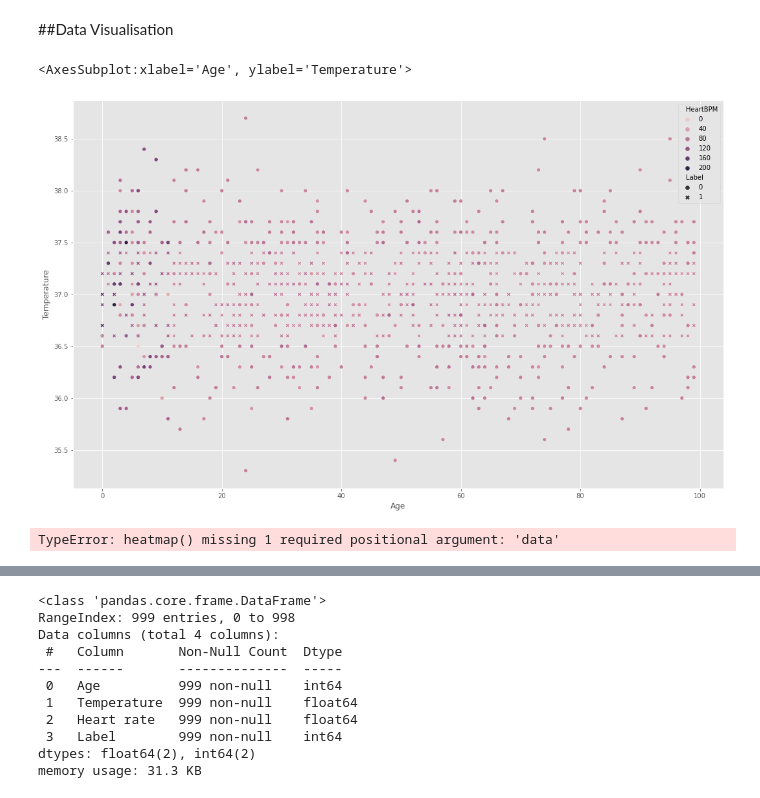
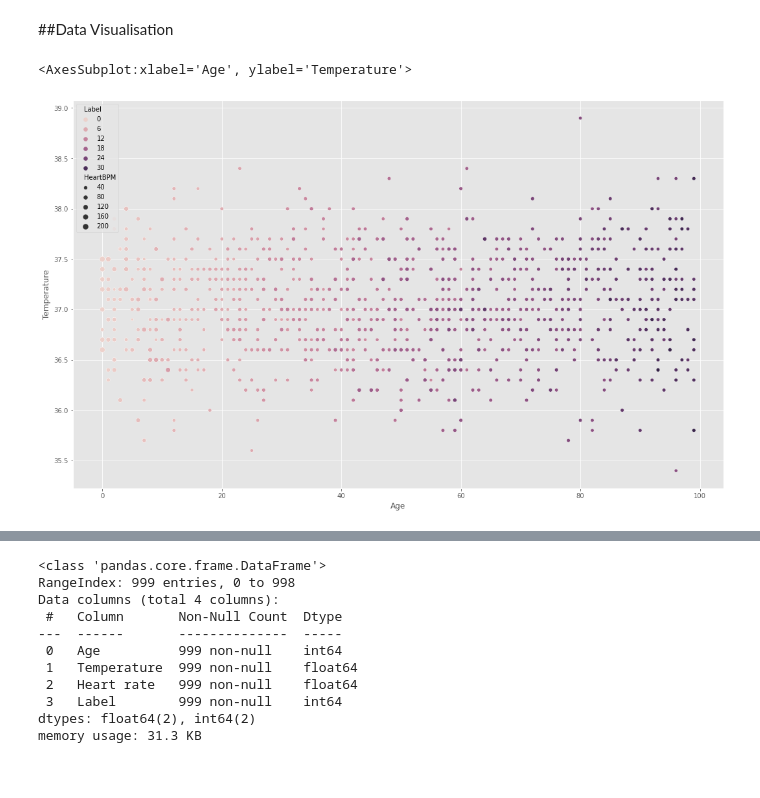
Before and after one commit to Cescollino/FederatedPi, a Jupyter notebook: Client/Client Python Notebook.ipynb, the cells around one changed output, grey strips where cells are left out. Drawn from its saved outputs; the diff is of its cells as text; code cells hidden in the pictures.

```diff
--- a/Client/Client Python Notebook.ipynb
+++ b/Client/Client Python Notebook.ipynb
@@ -126,13 +131,9 @@ import seaborn as sns
 # %%
 plt.style.use("ggplot")
 plt.rcParams["figure.figsize"] = (18,11)
 sns.scatterplot(y = Data_Train.Temperature, x=Data_Train.Age,
-               hue = Data_Train.HeartBPM, style = Data_Train.Label)
+               size = Data_Train.HeartBPM, hue= Data_Train.Label,
+               )
 # %% [output]
 <AxesSubplot:xlabel='Age', ylabel='Temperature'>
-[figure, old version]
+[figure, new version]
-# %%
-sns.heatmap(y = Data_Train.Temperature, x=Data_Train.Age,
-               hue = Data_Train.HeartBPM, style = Data_Train.Label)
-# %% [output]
-TypeError: heatmap() missing 1 required positional argument: 'data'
```
Also changed, not shown: parts of 5 cells of this notebook, 2 other files.
